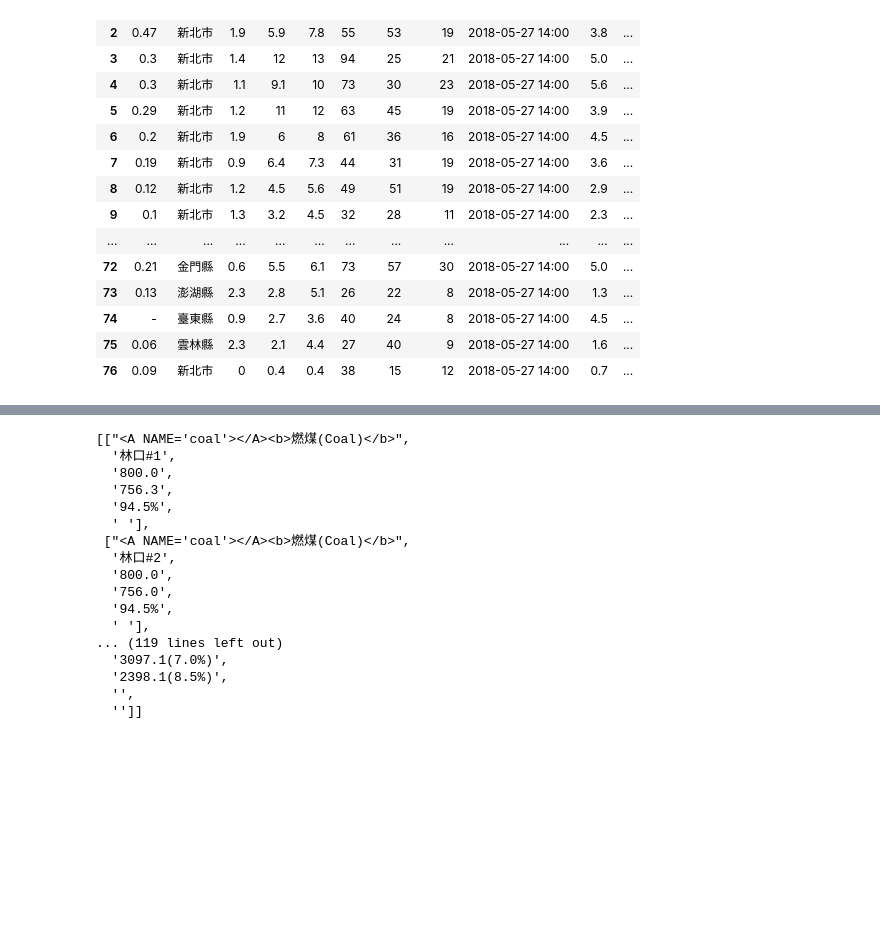
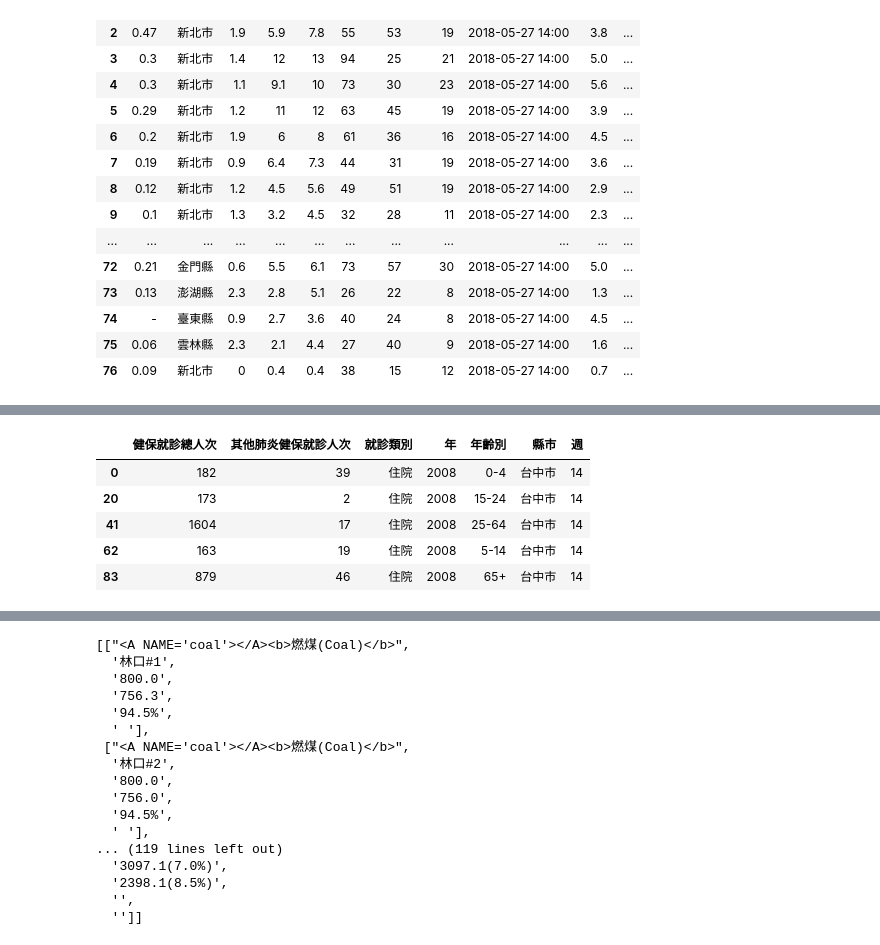
Before and after one commit to splasky/flask_web_service, a Jupyter notebook: PM25.ipynb, the cells around one changed output, grey strips where cells are left out. Drawn from its saved outputs; the diff is of its cells as text; code cells hidden in the pictures; blank space fills up the shorter version.

```diff
--- a/PM25.ipynb
+++ b/PM25.ipynb
@@ -29,0 +39,9 @@ pneumonia = pd.read_json('https://quality.data.gov.tw/dq_download_json.php?nid=1
+# %%
+pneumonia[pneumonia['縣市']=='台中市'].head()
+# %% [output]
+|  | 健保就診總人次 | 其他肺炎健保就診人次 | 就診類別 | 年 | 年齡別 | 縣市 | 週 |
+| 0 | 182 | 39 | 住院 | 2008 | 0-4 | 台中市 | 14 |
+| 20 | 173 | 2 | 住院 | 2008 | 15-24 | 台中市 | 14 |
+| 41 | 1604 | 17 | 住院 | 2008 | 25-64 | 台中市 | 14 |
+| 62 | 163 | 19 | 住院 | 2008 | 5-14 | 台中市 | 14 |
+| 83 | 879 | 46 | 住院 | 2008 | 65+ | 台中市 | 14 |
```
Also changed, not shown: parts of 4 cells of this notebook.
